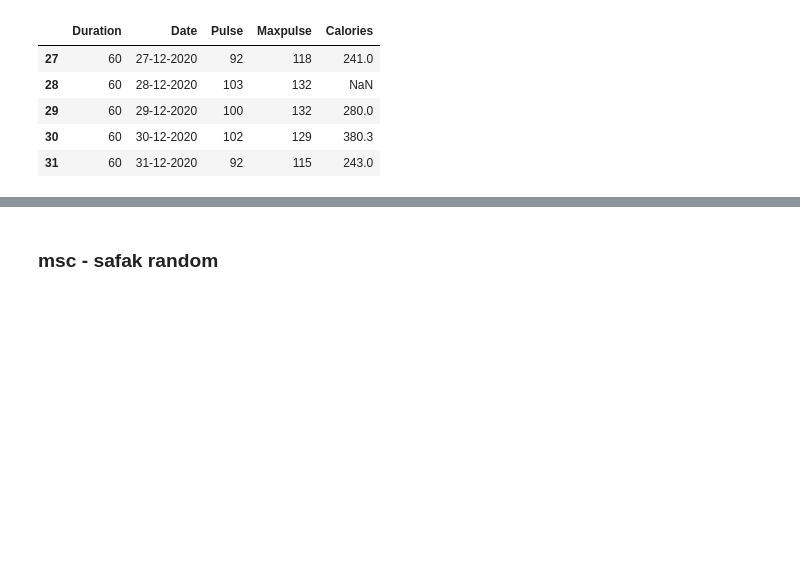
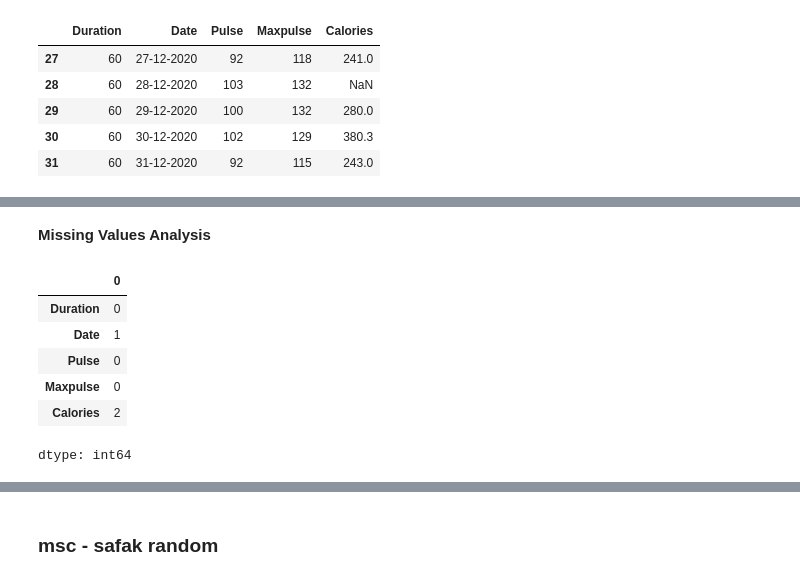
Before and after one commit to safakan/CCTB_repo_safak_atakan_celik, a Jupyter notebook: DEA113/EDA.ipynb, the cells around one changed output, grey strips where cells are left out. Drawn from its saved outputs; the diff is of its cells as text; code cells hidden in the pictures; blank space fills up the shorter version.

```diff
--- a/DEA113/EDA.ipynb
+++ b/DEA113/EDA.ipynb
@@ -24,0 +59,13 @@ data.tail()
+# %% [markdown]
+**Missing Values Analysis**
+# %%
+# get the null value count in each column
+data.isnull().sum()
+# %% [output]
+|  | 0 |
+| Duration | 0 |
+| Date | 1 |
+| Pulse | 0 |
+| Maxpulse | 0 |
+| Calories | 2 |
+dtype: int64
```
Also changed, not shown: parts of 11 cells of this notebook.
